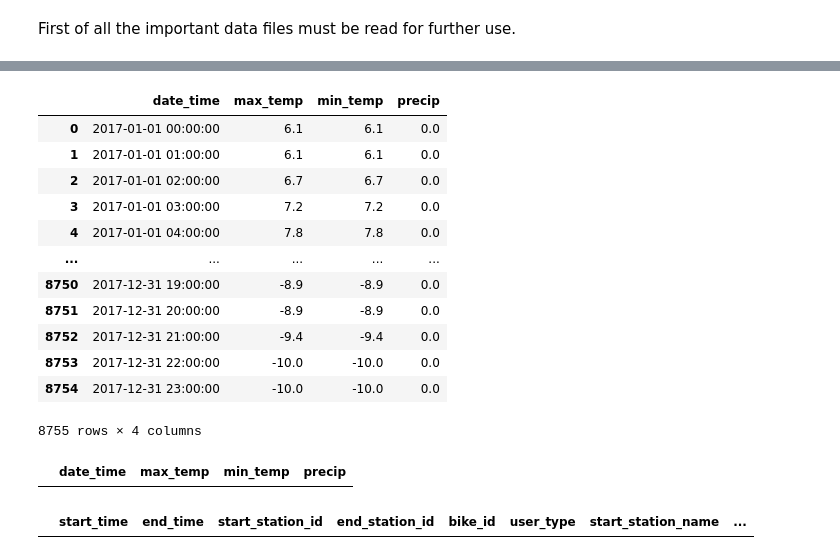
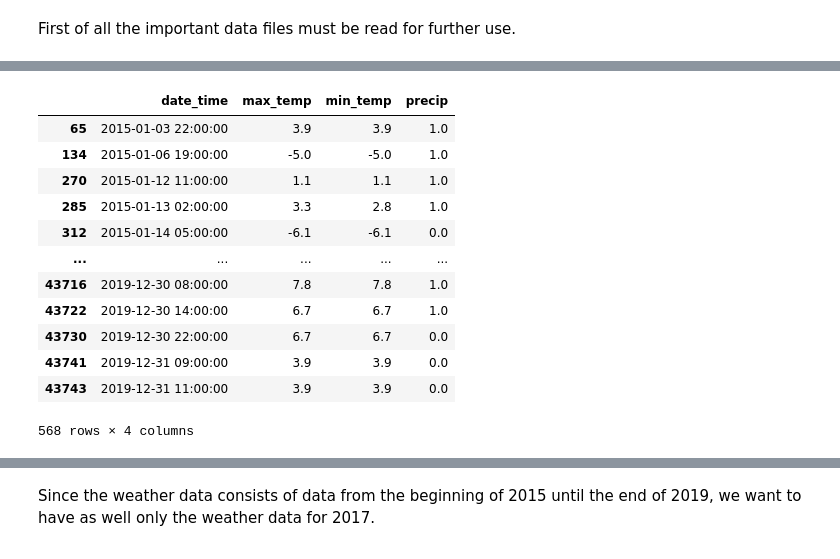
Before and after one commit to yassinehammou27/intentionally_blank, a Jupyter notebook: Team Assignment - Intentionally Blank.ipynb, the cells around one changed output, grey strips where cells are left out. Saved outputs shown, nothing was run; the diff lists cells and outputs as text; code cells hidden in the pictures.

```diff
--- a/Team Assignment - Intentionally Blank.ipynb
+++ b/Team Assignment - Intentionally Blank.ipynb
@@ -57,0 +89,21 @@ df_weather
+# %%
+#Dropping all missing values only in the weather data, since the philadelphia data does not show any missing values
+df_weather.dropna(inplace = True)
+# %%
+#Checking for any duplicates in weather and philadelphia data
+display(df_weather[df_weather.duplicated()])
+display(df_philadelphia_2017[df_philadelphia_2017.duplicated()])
+# %% [output]
+|  | date_time | max_temp | min_temp | precip |
+| 65 | 2015-01-03 22:00:00 | 3.9 | 3.9 | 1.0 |
+| 134 | 2015-01-06 19:00:00 | -5.0 | -5.0 | 1.0 |
+| 270 | 2015-01-12 11:00:00 | 1.1 | 1.1 | 1.0 |
+| 285 | 2015-01-13 02:00:00 | 3.3 | 2.8 | 1.0 |
+| 312 | 2015-01-14 05:00:00 | -6.1 | -6.1 | 0.0 |
+| ... | ... | ... | ... | ... |
+| 43716 | 2019-12-30 08:00:00 | 7.8 | 7.8 | 1.0 |
+| 43722 | 2019-12-30 14:00:00 | 6.7 | 6.7 | 1.0 |
+| 43730 | 2019-12-30 22:00:00 | 6.7 | 6.7 | 0.0 |
+| 43741 | 2019-12-31 09:00:00 | 3.9 | 3.9 | 0.0 |
+| 43743 | 2019-12-31 11:00:00 | 3.9 | 3.9 | 0.0 |
+568 rows × 4 columns
@@ -58,26 +131,6 @@ df_weather
+# %% [markdown]
+Since the weather data consists of data from the beginning of 2015 until the end of 2019, we want to have as well only the weather data for 2017.
 # %%
+#Selecting data from the beginning of 2017 till the end of 2017 and resetting the index afterwards
 df_weather_2017 = df_weather[(df_weather["date_time"]>= "2017-01-01 00:00:00") & (df_weather["date_time"]< "2018-01-01 00:00:00" )]
 df_weather_2017.reset_index(drop=True, inplace = True)
-df_weather_2017
-# %% [output]
-|  | date_time | max_temp | min_temp | precip |
-| 0 | 2017-01-01 00:00:00 | 6.1 | 6.1 | 0.0 |
-| 1 | 2017-01-01 01:00:00 | 6.1 | 6.1 | 0.0 |
-| 2 | 2017-01-01 02:00:00 | 6.7 | 6.7 | 0.0 |
-| 3 | 2017-01-01 03:00:00 | 7.2 | 7.2 | 0.0 |
-| 4 | 2017-01-01 04:00:00 | 7.8 | 7.8 | 0.0 |
-| ... | ... | ... | ... | ... |
-| 8750 | 2017-12-31 19:00:00 | -8.9 | -8.9 | 0.0 |
-| 8751 | 2017-12-31 20:00:00 | -8.9 | -8.9 | 0.0 |
-| 8752 | 2017-12-31 21:00:00 | -9.4 | -9.4 | 0.0 |
-| 8753 | 2017-12-31 22:00:00 | -10.0 | -10.0 | 0.0 |
-| 8754 | 2017-12-31 23:00:00 | -10.0 | -10.0 | 0.0 |
-8755 rows × 4 columns
-# %%
-df_weather_2017[df_weather_2017.all(axis='columns').isnull() == True]
-# %% [output]
-|  | date_time | max_temp | min_temp | precip |
-# %%
-df_philadelphia_2017[df_philadelphia_2017.all(axis='columns').isnull() == True]
-# %% [output]
-|  | start_time | end_time | start_station_id | end_station_id | bike_id | user_type | start_station_name | ... |
```
Also changed, not shown: parts of 14 cells of this notebook.
